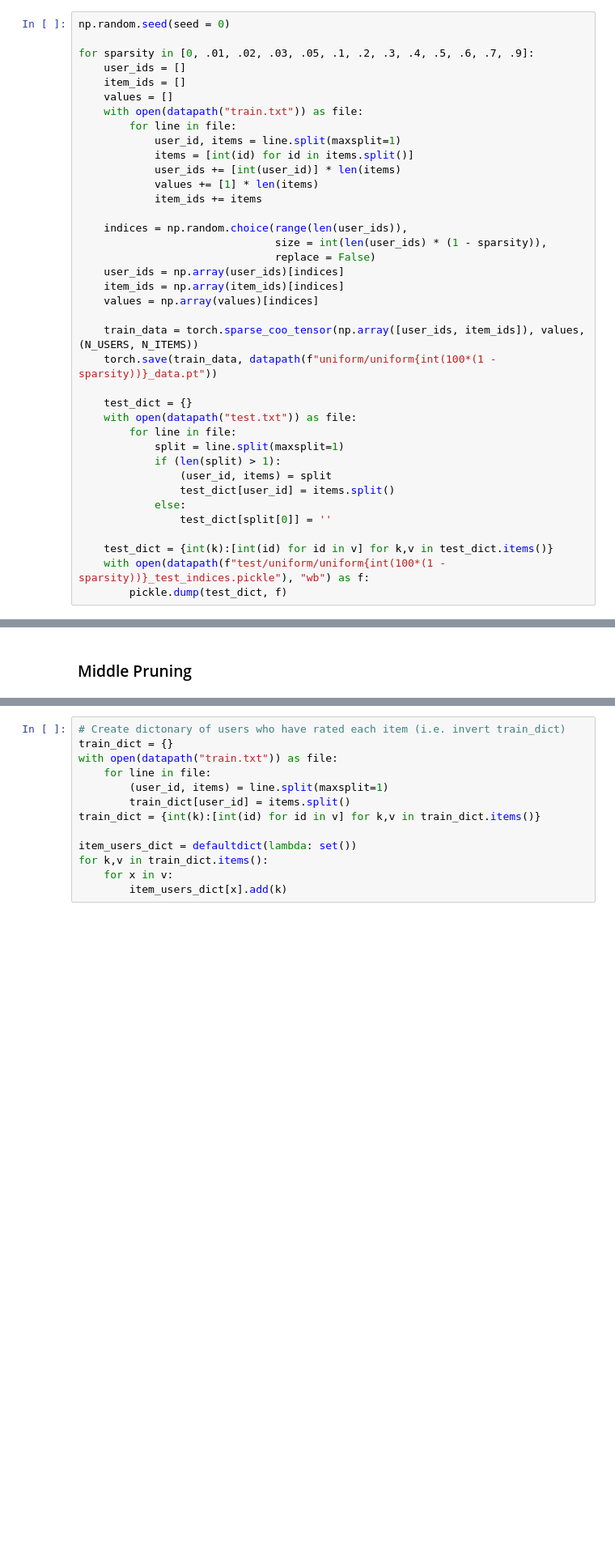
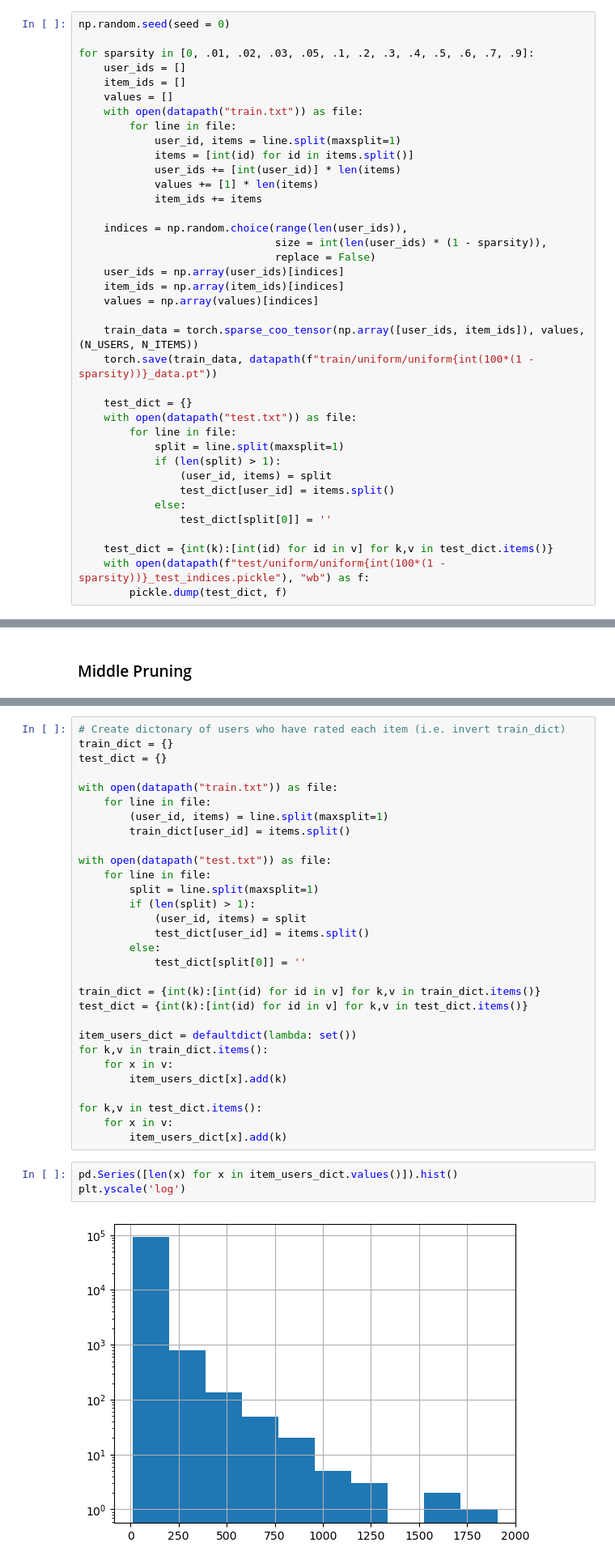
Before and after one commit to NoSticks0/10708-Project, a Jupyter notebook: notebooks/data.ipynb, the cells around one changed output, grey strips where cells are left out. Shown at 81% size. Drawn from its saved outputs; the diff is of its cells as text; blank space fills up the shorter version.

```diff
--- a/notebooks/data.ipynb
+++ b/notebooks/data.ipynb
@@ -80,7 +81,7 @@ for sparsity in [0, .01, .02, .03, .05, .1, .2, .3, .4, .5, .6, .7, .9]:
     values = np.array(values)[indices]
 
     train_data = torch.sparse_coo_tensor(np.array([user_ids, item_ids]), values, (N_USERS, N_ITEMS))
-    torch.save(train_data, datapath(f"uniform/uniform{int(100*(1 - sparsity))}_data.pt"))
+    torch.save(train_data, datapath(f"train/uniform/uniform{int(100*(1 - sparsity))}_data.pt"))
 
     test_dict = {}
     with open(datapath("test.txt")) as file:
@@ -265,16 +264,38 @@ similarities_symm = (similarities + similarities.T).astype(bool).astype(int)
 # %%
 # Create dictonary of users who have rated each item (i.e. invert train_dict)
 train_dict = {}
+test_dict = {}
+
 with open(datapath("train.txt")) as file:
     for line in file:
         (user_id, items) = line.split(maxsplit=1)
         train_dict[user_id] = items.split()
+
+with open(datapath("test.txt")) as file:
+    for line in file:
+        split = line.split(maxsplit=1)
+        if (len(split) > 1):
+            (user_id, items) = split
+            test_dict[user_id] = items.split()
+        else:
+            test_dict[split[0]] = ''
+
 train_dict = {int(k):[int(id) for id in v] for k,v in train_dict.items()}
+test_dict = {int(k):[int(id) for id in v] for k,v in test_dict.items()}
 
 item_users_dict = defaultdict(lambda: set())
 for k,v in train_dict.items():
     for x in v:
         item_users_dict[x].add(k)
+
+for k,v in test_dict.items():
+    for x in v:
+        item_users_dict[x].add(k)
+# %%
+pd.Series([len(x) for x in item_users_dict.values()]).hist()
+plt.yscale('log')
+# %% [output]
+[figure, added]
 # %%
 comp_indices = np.vstack([np.arange(len(components)), components])
 
```
Also changed, not shown: parts of 15 cells of this notebook, 3 other files.
